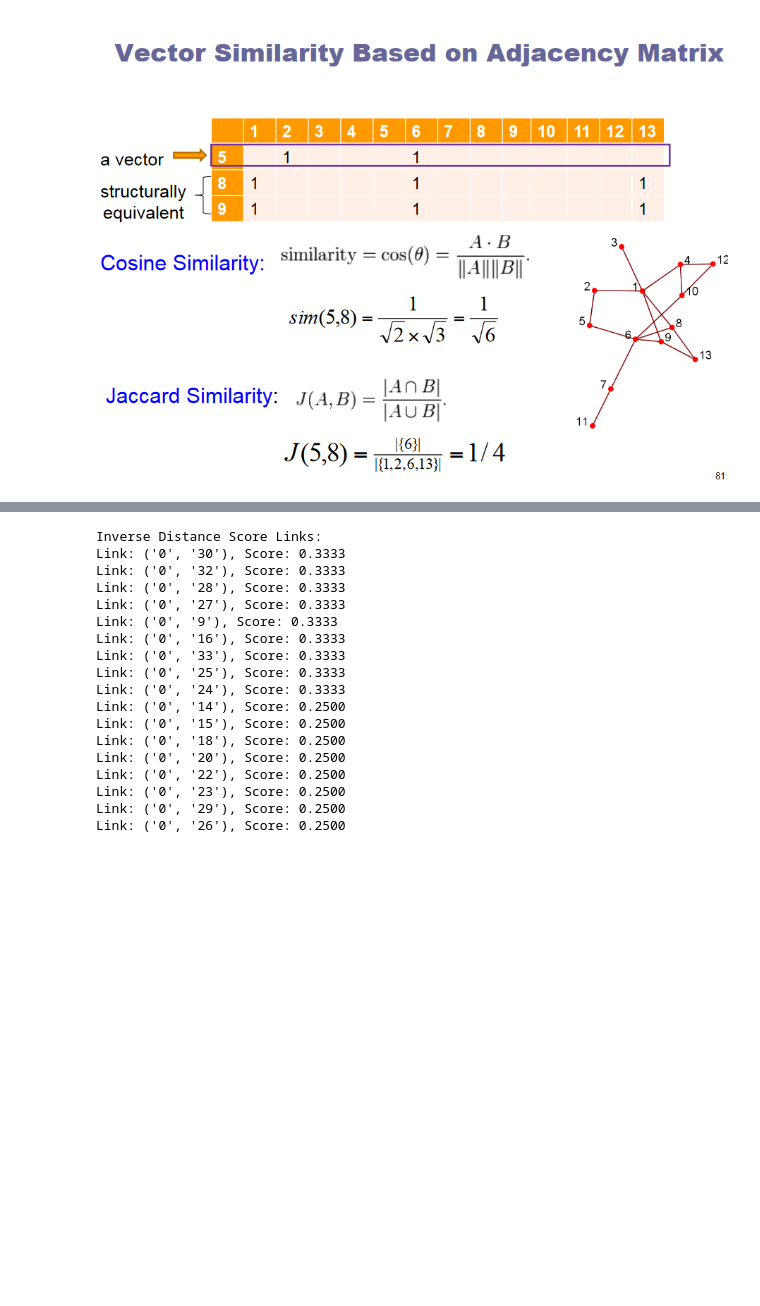
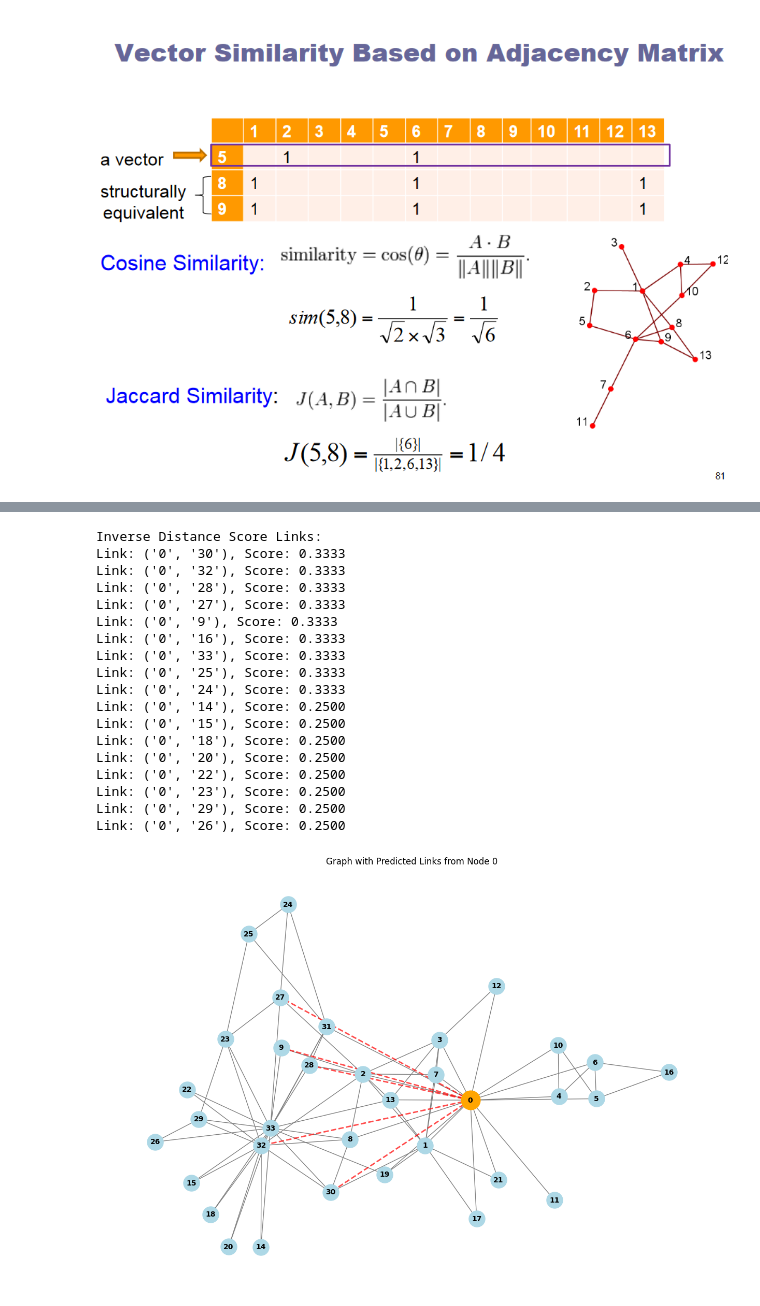
Before and after one commit to abuhmhai/Link_Prediction, a Jupyter notebook: link_prediction_lab.ipynb, the cells around one changed output, grey strips where cells are left out. Drawn from its saved outputs; the diff is of its cells as text; code cells hidden in the pictures; blank space fills up the shorter version.

```diff
--- a/link_prediction_lab.ipynb
+++ b/link_prediction_lab.ipynb
@@ -210,29 +206,31 @@ Link: ('0', '26'), Score: 32.0000
 # %%
 
 # Inverse Distance Score
 links_inv_dist = link_list(G, i, inverse_distance_score)
 print("\nInverse Distance Score Links:")
 for link, score in links_inv_dist:
     print(f"Link: {link}, Score: {score:.4f}")
+visualize_predicted_links(G, '0', links_inv_dist )
 # %% [output]
 Inverse Distance Score Links:
 Link: ('0', '30'), Score: 0.3333
 Link: ('0', '32'), Score: 0.3333
 Link: ('0', '28'), Score: 0.3333
 Link: ('0', '27'), Score: 0.3333
 Link: ('0', '9'), Score: 0.3333
 Link: ('0', '16'), Score: 0.3333
 Link: ('0', '33'), Score: 0.3333
 Link: ('0', '25'), Score: 0.3333
 Link: ('0', '24'), Score: 0.3333
 Link: ('0', '14'), Score: 0.2500
 Link: ('0', '15'), Score: 0.2500
 Link: ('0', '18'), Score: 0.2500
 Link: ('0', '20'), Score: 0.2500
 Link: ('0', '22'), Score: 0.2500
 Link: ('0', '23'), Score: 0.2500
 Link: ('0', '29'), Score: 0.2500
 Link: ('0', '26'), Score: 0.2500
+[figure, added]
 # %%
 # Random Score
 links_random = link_list(G, i, random_score)
```
Also changed, not shown: parts of 11 cells of this notebook, 1 other file.
